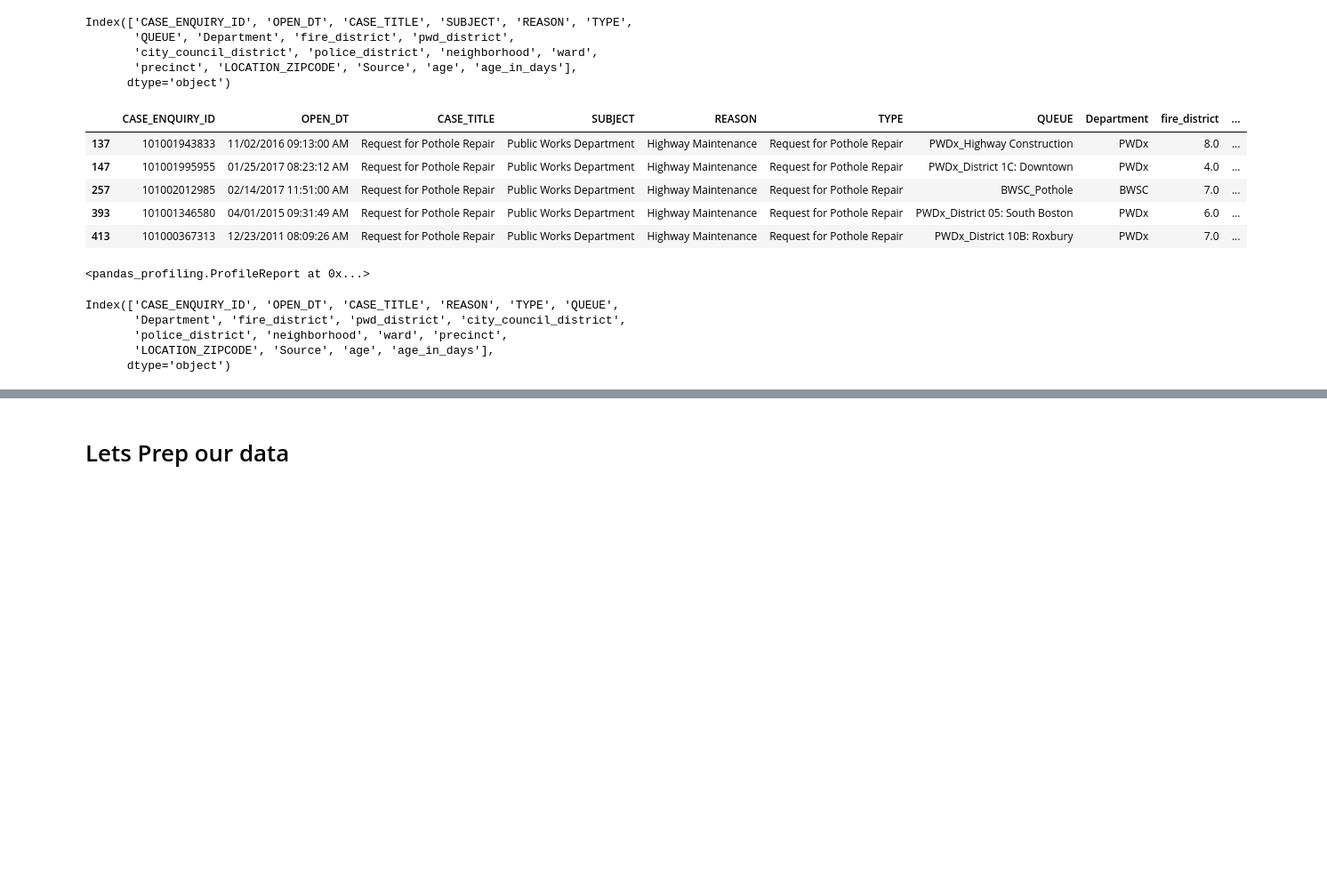
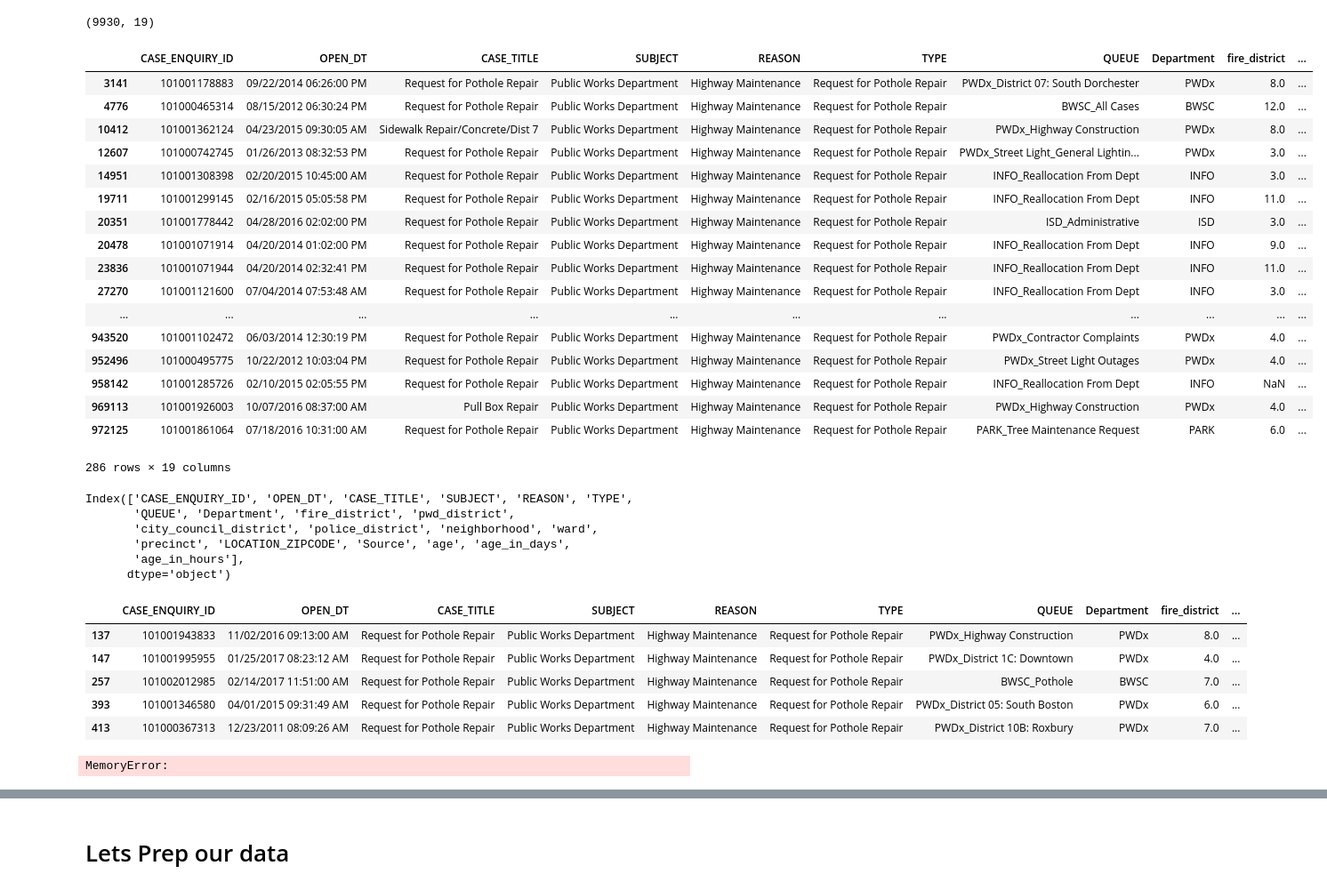
Before and after one commit to townie/BOSTON_potholes, a Jupyter notebook: src/model/age_model.ipynb, the cells around one changed output, grey strips where cells are left out. Shown: that part at 89% size. Cells and saved outputs as stored; diff of their text form; code cells hidden in the pictures; blank space fills up the shorter version.

```diff
--- a/src/model/age_model.ipynb
+++ b/src/model/age_model.ipynb
@@ -11,9 +35,7 @@ df=pd.read_csv("../../data/311__Service_Requests.csv", parse_dates=True, encodin
 # %%
-potdf = df.loc[df['TYPE'].str.contains('Pot')]
-
 potdf['age'] =  pd.to_datetime(potdf['CLOSED_DT']) - pd.to_datetime(potdf['OPEN_DT'])
-potdf['expected_age'] =  pd.to_datetime(potdf['TARGET_DT']) - pd.to_datetime(potdf['OPEN_DT'])
-potdf['performance'] = potdf['expected_age'] - potdf['age']
+# potdf['expected_age'] =  pd.to_datetime(potdf['TARGET_DT']) - pd.to_datetime(potdf['OPEN_DT'])
+# potdf['performance'] = potdf['expected_age'] - potdf['age']
 # %% [output]
 A value is trying to be set on a copy of a slice from a DataFrame.
 Try using .loc[row_indexer,col_indexer] = value instead
@@ -31,8 +45,8 @@ See the caveats in the documentation: http://pandas.pydata.org/pandas-docs/stabl
 # %%
 #remove closed claims
-potdf['age'] =potdf['age'].dropna()
-potdf['expected_age'] = potdf['expected_age'].fillna(0)
-potdf['performance'] = potdf['performance'].fillna(0)
+potdf['age'] =potdf['age'] #.dropna()
+# potdf['expected_age'] = potdf['expected_age'].fillna(0)
+# potdf['performance'] = potdf['performance'].fillna(0)
 # %% [output]
 A value is trying to be set on a copy of a slice from a DataFrame.
 Try using .loc[row_indexer,col_indexer] = value instead
@@ -51,7 +77,10 @@ See the caveats in the documentation: http://pandas.pydata.org/pandas-docs/stabl
 # %%
-closedpotdf = potdf['age'].dropna()
+closedpotdf = potdf['age']
 potdf['age_in_days'] = closedpotdf.apply(lambda x: x.days if isinstance(x, pd.Timedelta) else 0)
 potdf['age_in_days'] = potdf['age_in_days'].dropna()# potdf['expected_age']
+
+potdf['age_in_hours'] = closedpotdf.apply(lambda x: int(x.to_pytimedelta().total_seconds() /60 /60 ) if isinstance(x, pd.Timedelta) else 0)
+potdf['age_in_hours'] = potdf['age_in_hours'] #.dropna()# potdf['expected_age']
 # %% [output]
 A value is trying to be set on a copy of a slice from a DataFrame.
 Try using .loc[row_indexer,col_indexer] = value instead
@@ -65,0 +108,25 @@ See the caveats in the documentation: http://pandas.pydata.org/pandas-docs/stabl
+# %%
+# FOR DATAROBOT
+drdf = potdf
+drdf= drdf.drop('TARGET_DT', 1,errors='ignore')
+drdf= drdf.drop('expected_age', 1,errors='ignore')
+# drdf= drdf.drop('CLOSED_DT', 1,errors='ignore')
+
+drdf= drdf.drop('SubmittedPhoto', 1,errors='ignore')
+drdf= drdf.drop('ClosedPhoto', 1,errors='ignore') # cleaned_df['ClosedPhoto'][147]
+drdf= drdf.drop('age_in_days', 1,errors='ignore') # cleaned_df['ClosedPhoto'][147]
+drdf= drdf.drop('land_usage', 1,errors='ignore')
+drdf= drdf.drop('Property_Type', 1,errors='ignore')
+drdf= drdf.drop('Property_ID', 1,errors='ignore')
+# drdf= drdf.drop('age', 1,errors='ignore')
+drdf= drdf.drop('performance', 1,errors='ignore')
+drdf= drdf.drop('LATITUDE', 1,errors='ignore')
+drdf= drdf.drop('LONGITUDE', 1,errors='ignore')
+
+drdf= drdf.drop('Geocoded_Location', 1,errors='ignore')
+
+non_employee_source = ['Citizens Connect App','Constituent Call', 'Self Service', 'Twitter']
+drdf = drdf.loc[(potdf['CASE_STATUS'] == 'Closed' ) &(potdf['Source'].isin(non_employee_source)) ]
+drdf = drdf.drop('CLOSURE_REASON',1,errors='ignore')
+
+drdf= drdf.drop('CASE_STATUS', 1, errors='ignore') #we dont need this anymore
@@ -65,0 +136,5 @@ See the caveats in the documentation: http://pandas.pydata.org/pandas-docs/stabl
+# %%
+drold = drdf.loc[(drdf['age_in_hours'] >= 24 ) ]
+drold.shape
+# %% [output]
+(9930, 19)
@@ -66,3 +147,25 @@ See the caveats in the documentation: http://pandas.pydata.org/pandas-docs/stabl
+# %%
+f = drdf[(drdf['age_in_hours'] >= 2400 ) ]
+f
+# %% [output]
+|  | CASE_ENQUIRY_ID | OPEN_DT | CASE_TITLE | SUBJECT | REASON | TYPE | QUEUE | Department | fire_district | ... |
+| 3141 | 101001178883 | 09/22/2014 06:26:00 PM | Request for Pothole Repair | Public Works Department | Highway Maintenance | Request for Pothole Repair | PWDx_District 07: South Dorchester | PWDx | 8.0 | ... |
+| 4776 | 101000465314 | 08/15/2012 06:30:24 PM | Request for Pothole Repair | Public Works Department | Highway Maintenance | Request for Pothole Repair | BWSC_All Cases | BWSC | 12.0 | ... |
+| 10412 | 101001362124 | 04/23/2015 09:30:05 AM | Sidewalk Repair/Concrete/Dist 7 | Public Works Department | Highway Maintenance | Request for Pothole Repair | PWDx_Highway Construction | PWDx | 8.0 | ... |
+| 12607 | 101000742745 | 01/26/2013 08:32:53 PM | Request for Pothole Repair | Public Works Department | Highway Maintenance | Request for Pothole Repair | PWDx_Street Light_General Lightin... | PWDx | 3.0 | ... |
+| 14951 | 101001308398 | 02/20/2015 10:45:00 AM | Request for Pothole Repair | Public Works Department | Highway Maintenance | Request for Pothole Repair | INFO_Reallocation From Dept | INFO | 3.0 | ... |
+| 19711 | 101001299145 | 02/16/2015 05:05:58 PM | Request for Pothole Repair | Public Works Department | Highway Maintenance | Request for Pothole Repair | INFO_Reallocation From Dept | INFO | 11.0 | ... |
+| 20351 | 101001778442 | 04/28/2016 02:02:00 PM | Request for Pothole Repair | Public Works Department | Highway Maintenance | Request for Pothole Repair | ISD_Administrative | ISD | 3.0 | ... |
+| 20478 | 101001071914 | 04/20/2014 01:02:00 PM | Request for Pothole Repair | Public Works Department | Highway Maintenance | Request for Pothole Repair | INFO_Reallocation From Dept | INFO | 9.0 | ... |
+| 23836 | 101001071944 | 04/20/2014 02:32:41 PM | Request for Pothole Repair | Public Works Department | Highway Maintenance | Request for Pothole Repair | INFO_Reallocation From Dept | INFO | 11.0 | ... |
+| 27270 | 101001121600 | 07/04/2014 07:53:48 AM | Request for Pothole Repair | Public Works Department | Highway Maintenance | Request for Pothole Repair | INFO_Reallocation From Dept | INFO | 3.0 | ... |
+| ... | ... | ... | ... | ... | ... | ... | ... | ... | ... | ... |
+| 943520 | 101001102472 | 06/03/2014 12:30:19 PM | Request for Pothole Repair | Public Works Department | Highway Maintenance | Request for Pothole Repair | PWDx_Contractor Complaints | PWDx | 4.0 | ... |
+| 952496 | 101000495775 | 10/22/2012 10:03:04 PM | Request for Pothole Repair | Public Works Department | Highway Maintenance | Request for Pothole Repair | PWDx_Street Light Outages | PWDx | 4.0 | ... |
+| 958142 | 101001285726 | 02/10/2015 02:05:55 PM | Request for Pothole Repair | Public Works Department | Highway Maintenance | Request for Pothole Repair | INFO_Reallocation From Dept | INFO | NaN | ... |
+| 969113 | 101001926003 | 10/07/2016 08:37:00 AM | Pull Box Repair | Public Works Department | Highway Maintenance | Request for Pothole Repair | PWDx_Highway Construction | PWDx | 4.0 | ... |
+| 972125 | 101001861064 | 07/18/2016 10:31:00 AM | Request for Pothole Repair | Public Works Department | Highway Maintenance | Request for Pothole Repair | PARK_Tree Maintenance Request | PARK | 6.0 | ... |
+286 rows × 19 columns
 # %%
 potdf= potdf.drop('TARGET_DT', 1,errors='ignore')
 potdf= potdf.drop('expected_age', 1,errors='ignore')
@@ -97,7 +200,8 @@ cleaned_df.head()
 Index(['CASE_ENQUIRY_ID', 'OPEN_DT', 'CASE_TITLE', 'SUBJECT', 'REASON', 'TYPE',
        'QUEUE', 'Department', 'fire_district', 'pwd_district',
        'city_council_district', 'police_district', 'neighborhood', 'ward',
-       'precinct', 'LOCATION_ZIPCODE', 'Source', 'age', 'age_in_days'],
+       'precinct', 'LOCATION_ZIPCODE', 'Source', 'age', 'age_in_days',
+       'age_in_hours'],
       dtype='object')
 |  | CASE_ENQUIRY_ID | OPEN_DT | CASE_TITLE | SUBJECT | REASON | TYPE | QUEUE | Department | fire_district | ... |
 | 137 | 101001943833 | 11/02/2016 09:13:00 AM | Request for Pothole Repair | Public Works Department | Highway Maintenance | Request for Pothole Repair | PWDx_Highway Construction | PWDx | 8.0 | ... |
@@ -111,16 +215,10 @@ cleaned_report = pdp.ProfileReport(cleaned_df)
 cleaned_report.to_file(outputfile="closed_potholes.html")
 cleaned_report
 # %% [output]
-<pandas_profiling.ProfileReport at 0x...>
+MemoryError:
 # %%
 cleaned_df= cleaned_df.drop('SUBJECT', 1,errors='ignore')  #looks liked we missed SUBJECT
 cleaned_df.columns
-# %% [output]
-Index(['CASE_ENQUIRY_ID', 'OPEN_DT', 'CASE_TITLE', 'REASON', 'TYPE', 'QUEUE',
-       'Department', 'fire_district', 'pwd_district', 'city_council_district',
-       'police_district', 'neighborhood', 'ward', 'precinct',
-       'LOCATION_ZIPCODE', 'Source', 'age', 'age_in_days'],
-      dtype='object')
 # %%
 # Drop examples where age_in_days is greater than 174 (99% of all pots are closed in 174 days)
 cut_off =174
```
Also changed, not shown: parts of 16 cells of this notebook, 7 other files.
